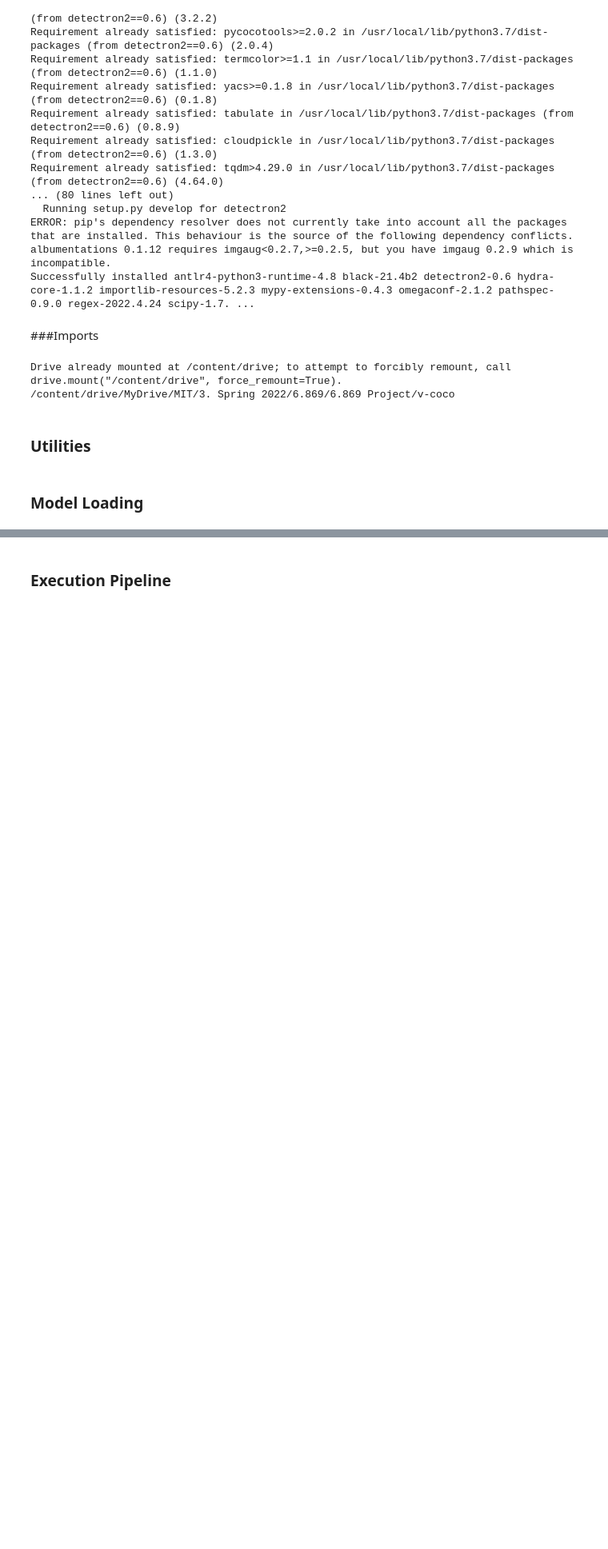
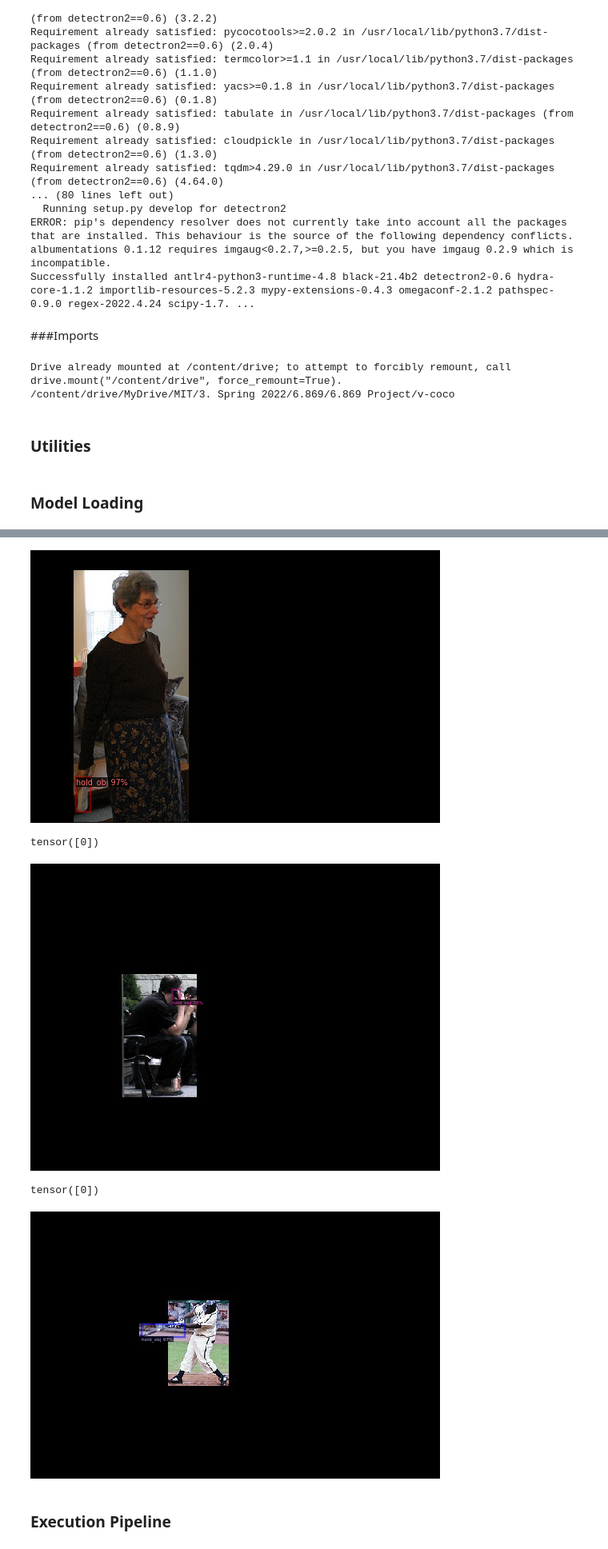
Before and after one commit to lheintz/GroceryShoppingHOI, a Jupyter notebook: src/FinalPipeline/inference_pipeline.ipynb, the cells around one changed output, grey strips where cells are left out. Shown at 80% size. Saved outputs shown, nothing was run; the diff lists cells and outputs as text; code cells hidden in the pictures; blank space fills up the shorter version.

```diff
--- a/src/FinalPipeline/inference_pipeline.ipynb
+++ b/src/FinalPipeline/inference_pipeline.ipynb
@@ -347,0 +339,23 @@ FileNotFoundError: ignored
+# %%
+#BRANCH C
+#Finds object targets for given person/action pairs
+cfg_branch_C = get_cfg()
+cfg_branch_C.merge_from_file("./detectron2_repo/configs/COCO-Detection/faster_rcnn_R_50_FPN_3x.yaml")
+cfg_branch_C.MODEL.WEIGHTS = model_zoo.get_checkpoint_url("COCO-Detection/faster_rcnn_R_50_FPN_3x.yaml")
+cfg_branch_C.DATALOADER.NUM_WORKERS = 2
+cfg_branch_C.SOLVER.IMS_PER_BATCH = 2
+cfg_branch_C.SOLVER.BASE_LR = 0.002
+cfg_branch_C.SOLVER.MAX_ITER = 1000    # 300 iterations seems good enough, but you can certainly train longer
+cfg_branch_C.MODEL.ROI_HEADS.BATCH_SIZE_PER_IMAGE = 256   # faster, and good enough for this toy dataset
+cfg_branch_C.MODEL.ROI_HEADS.SCORE_THRESH_TEST = 0.75   # set the testing threshold for this model
+cfg_branch_C.DATASETS.TRAIN = ("cutouts",)
+cfg_branch_C.DATASETS.TEST = ()
+cfg_branch_C.MODEL.ROI_HEADS.NUM_CLASSES = 5  # all relevant classes
+cfg_branch_C.MODEL.RETINANET.NUM_CLASSES = 5
+cfg_branch_C.OUTPUT_DIR = "./outputs/action_object_localizer2"
+
+branch_C_trainer = DefaultTrainer(cfg_branch_C)
+branch_C_trainer.resume_or_load(resume=False)
+branch_C_trainer.train()
+cfg_branch_C.MODEL.WEIGHTS = os.path.join(cfg_branch_C.OUTPUT_DIR, "model_final.pth")
+branch_C = DefaultPredictor(cfg_branch_C)
@@ -347,0 +473,15 @@ FileNotFoundError: ignored
+# %%
+from detectron2.utils.visualizer import ColorMode
+train_metadata, train_dicts = getMetaData("cutouts")
+for d in random.sample(train_dicts, 3):
+    im = cv2.imread(d["file_name"])
+    outputs = branch_C(im)
+    x = outputs["instances"].to("cpu")
+    print(x.pred_classes)
+    v = Visualizer(im[:, :, ::-1],
+                   metadata=train_metadata,
+                   scale=0.8,
+    )
+    v = v.draw_instance_predictions(outputs["instances"].to("cpu"))
+    cv2_imshow(v.get_image()[:, :, ::-1])
+# %% [output]
@@ -348,3 +490,8 @@ FileNotFoundError: ignored
+[figure, added]
+tensor([0])
+[figure, added]
+tensor([0])
+[figure, added]
 # %% [markdown]
 ### Execution Pipeline
 # %%
```
Also changed, not shown: parts of 16 cells of this notebook.
